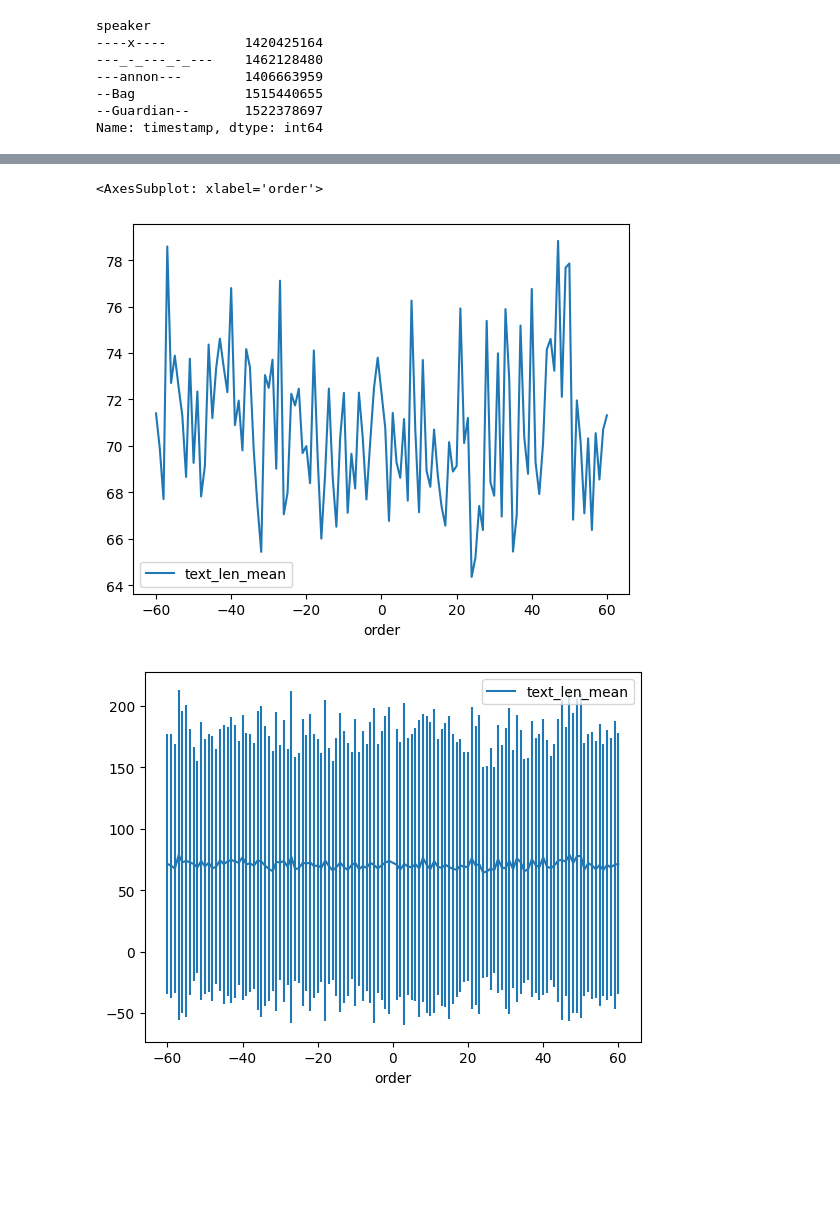
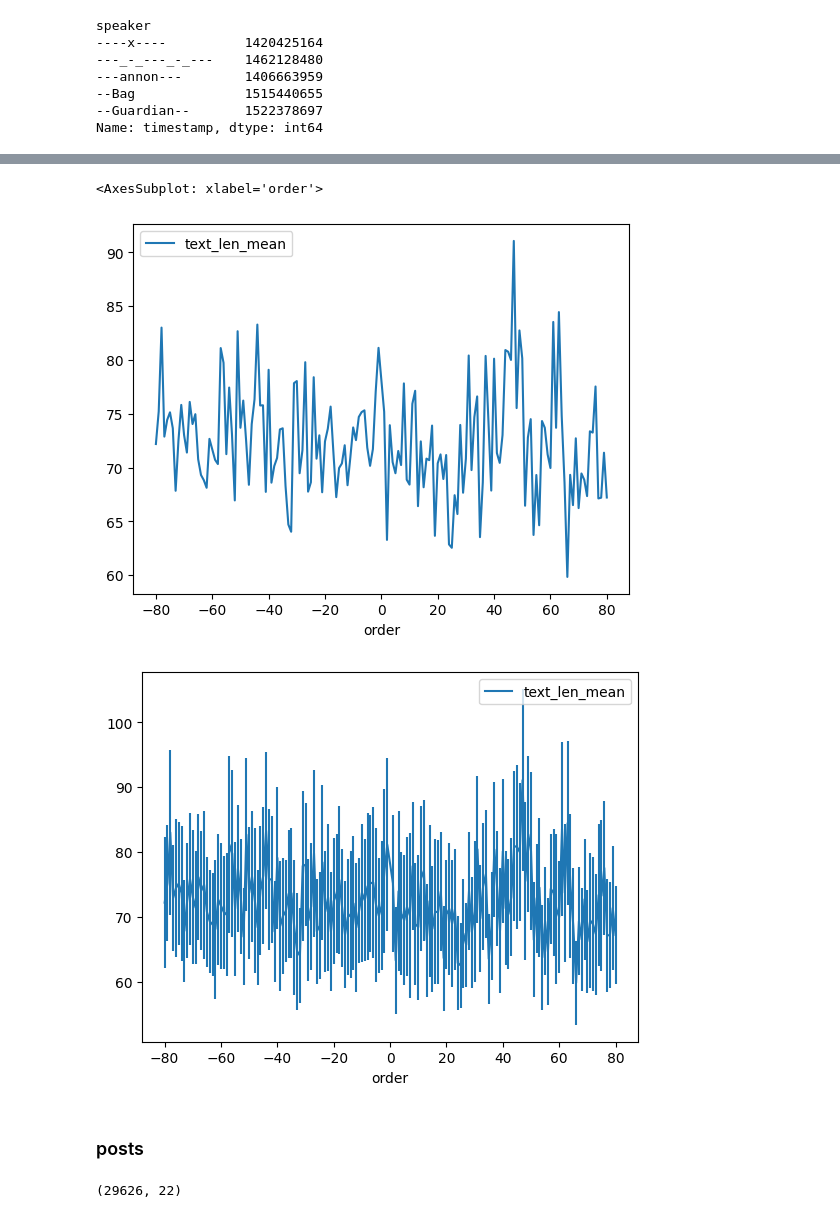
Before and after one commit to andrea-w-wang/reddit-seasonality, a Jupyter notebook: speaker_overlap.ipynb, the cells around one changed output, grey strips where cells are left out. Cells and saved outputs as stored; diff of their text form; code cells hidden in the pictures; blank space fills up the shorter version.

Commit message:
filter by posts in both subreddits

```diff
--- a/speaker_overlap.ipynb
+++ b/speaker_overlap.ipynb
@@ -125,5 +135,5 @@ common_speakers_comments = common_speakers_utt[common_speakers_utt['reply_to'].n
 # %%
-common_speakers_comments_in_Christianity = common_speakers_comments[common_speakers_comments['meta.subreddit'] == 'Christianity'].copy()
+common_speakers_comments_in_Christianity = subset_by_subreddit(active_common_speakers_comments, 'Christianity')
 common_speakers_comments_in_Christianity = common_speakers_comments_in_Christianity.reset_index()
 print(common_speakers_comments_in_Christianity.shape)
 # %% [output]
@@ -190,5 +199,5 @@ for K in [10, 20, 30, 40, 50, 60, 70, 80, 90, 100]:
 # %%
 ## text length before and after joining TC
-K = 60
+K = 80
 qualified_speakers = list(temp_df[(temp_df['before_TC'] >= K) & (temp_df['after_TC'] >= K)].index)
 selected = common_speakers_comments_in_Christianity[common_speakers_comments_in_Christianity['speaker'].isin(qualified_speakers)]
@@ -235,18 +220,34 @@ before['order'] = -1 * (gr.cumcount()+1)
 # after[after['speaker'] == speaker][['id', 'timestamp', 'order']]
 # %%
 dff = pd.concat([before, after])
+# %%
+import scipy.stats as st
+def conf_interval(data):
+    interval = st.norm.interval(confidence=0.95, loc=np.mean(data), scale=st.sem(data))
+    return (interval[-1] - interval[0])/2
+# %%
+dff = dff[dff['order'].abs() <= K]
+g = dff.groupby(['order']).agg({"text_len": ["mean", conf_interval]})
 # %%
-dff = dff[dff['order'].abs() <= K]
-g = dff.groupby(['order']).agg({"text_len": ["mean", "std"]})
 g.columns = g.columns.map(lambda x: '_'.join([str(i) for i in x]))
 g = g.reset_index()
 g.plot('order', 'text_len_mean',
 #        yerr='text_len_std',
                )
 g.plot('order', 'text_len_mean',
-       yerr='text_len_std',
+       yerr='text_len_conf_interval',
                )
 # %% [output]
 <AxesSubplot: xlabel='order'>
-[figure, old version]
+[figure, new version]
-[figure, old version]
+[figure, new version]
+# %% [markdown]
+### posts
+# %%
+common_speakers_posts = common_speakers_utt[common_speakers_utt['reply_to'].isnull()].copy()
+
+common_speakers_posts_in_Christianity = common_speakers_posts[common_speakers_posts['meta.subreddit'] == 'Christianity'].copy()
+common_speakers_posts_in_Christianity = common_speakers_posts_in_Christianity.reset_index()
+print(common_speakers_posts_in_Christianity.shape)
+# %% [output]
+(29626, 22)
```
Also changed, not shown: parts of 19 cells of this notebook.
